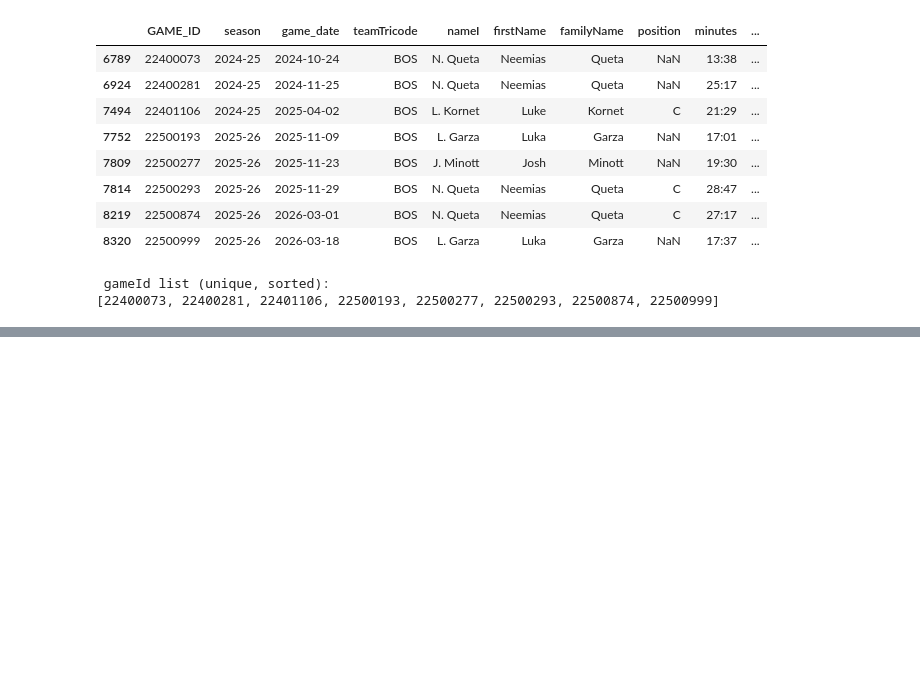
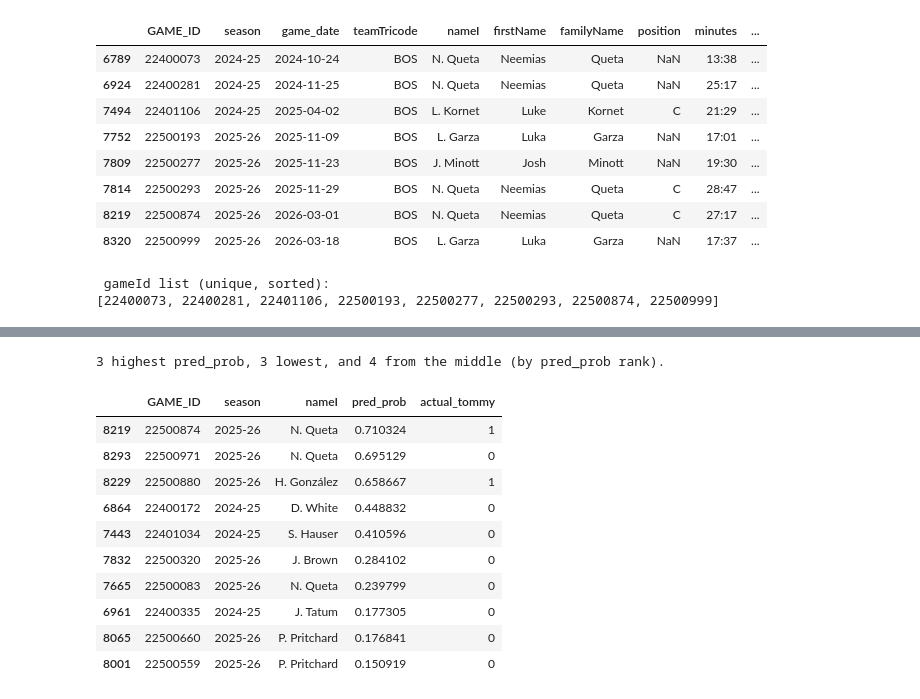
Before and after one commit to Tttaussig33/tommy-award-analysis, a Jupyter notebook: random_forest_classifier.ipynb, the cells around one changed output, grey strips where cells are left out. Cells and saved outputs as stored; diff of their text form; code cells hidden in the pictures; blank space fills up the shorter version.

```diff
--- a/random_forest_classifier.ipynb
+++ b/random_forest_classifier.ipynb
@@ -556,0 +600,39 @@ Rows (model-predicted winner rows): 8
+# %%
+from IPython.display import display
+
+# One row per test game: the player with max pred_prob in that game
+one_per_game = scored_df.loc[winner_idx].copy()
+cols = [c for c in (game_id_col, "season", "nameI", "pred_prob", target_col) if c in one_per_game.columns]
+winners_table = one_per_game[cols].rename(columns={target_col: "actual_tommy"}).sort_values(
+    "pred_prob", ascending=False, kind="mergesort"
+)
+n = len(winners_table)
+if n == 0:
+    print("No test rows; run the training / Optuna cell first (needs scored_df, winner_idx).")
+else:
+    if n <= 10:
+        few = winners_table
+        print(f"Test set has {n} game(s); showing all.\n")
+    else:
+        hi = winners_table.head(3)
+        lo = winners_table.tail(3)
+        used = hi.index.union(lo.index)
+        pool = winners_table.loc[~winners_table.index.isin(used)]
+        mid = pool.sample(n=min(4, len(pool)), random_state=SEED) if len(pool) else pool
+        few = pd.concat([hi, lo, mid]).sort_values("pred_prob", ascending=False, kind="mergesort")
+        print("3 highest pred_prob, 3 lowest, and 4 from the middle (by pred_prob rank).\n")
+    out_cols = [c for c in (game_id_col, "season", "nameI", "pred_prob", "actual_tommy") if c in few.columns]
+    display(few[out_cols])
+# %% [output]
+3 highest pred_prob, 3 lowest, and 4 from the middle (by pred_prob rank).
+|  | GAME_ID | season | nameI | pred_prob | actual_tommy |
+| 8219 | 22500874 | 2025-26 | N. Queta | 0.710324 | 1 |
+| 8293 | 22500971 | 2025-26 | N. Queta | 0.695129 | 0 |
+| 8229 | 22500880 | 2025-26 | H. González | 0.658667 | 1 |
+| 6864 | 22400172 | 2024-25 | D. White | 0.448832 | 0 |
+| 7443 | 22401034 | 2024-25 | S. Hauser | 0.410596 | 0 |
+| 7832 | 22500320 | 2025-26 | J. Brown | 0.284102 | 0 |
+| 7665 | 22500083 | 2025-26 | N. Queta | 0.239799 | 0 |
+| 6961 | 22400335 | 2024-25 | J. Tatum | 0.177305 | 0 |
+| 8065 | 22500660 | 2025-26 | P. Pritchard | 0.176841 | 0 |
+| 8001 | 22500559 | 2025-26 | P. Pritchard | 0.150919 | 0 |
```
Also changed, not shown: parts of 3 cells of this notebook, 11 other files.
